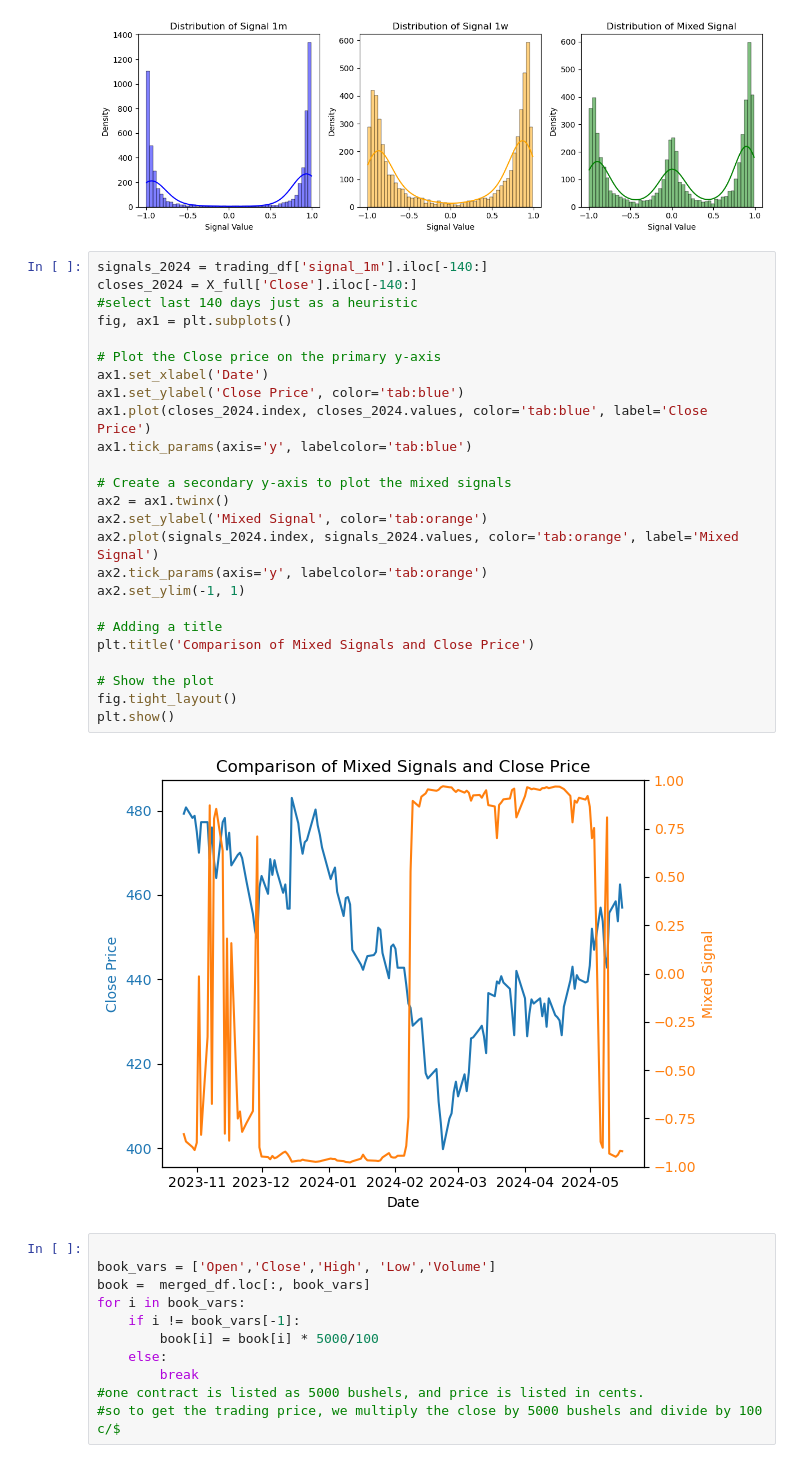
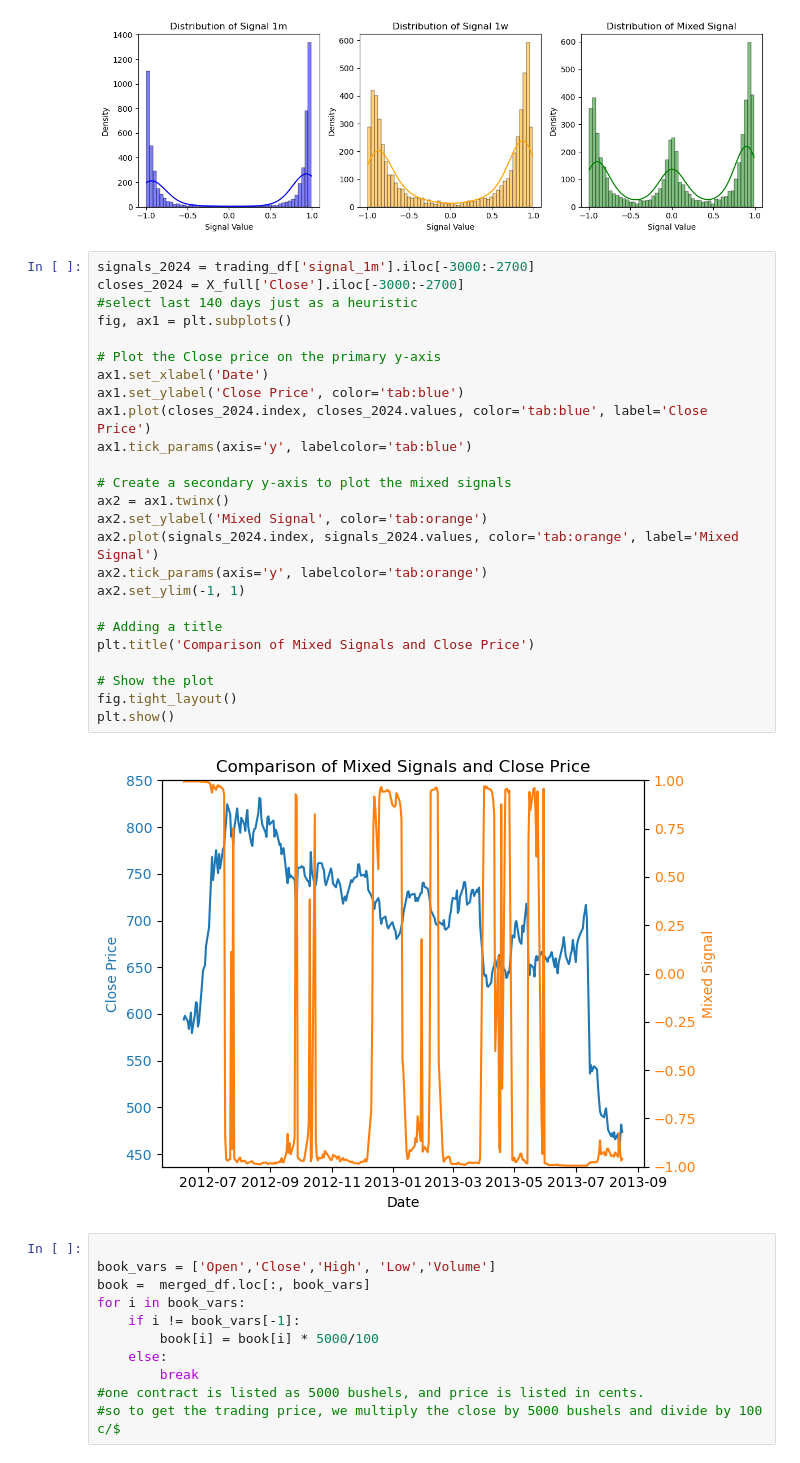
Before and after one commit to aadit-bhatia/maizerunner, a Jupyter notebook: single_security_strat.ipynb, the cells around one changed output. Drawn from its saved outputs; the diff is of its cells as text.

```diff
--- a/single_security_strat.ipynb
+++ b/single_security_strat.ipynb
@@ -506,32 +506,32 @@ plt.show()
 # %% [output]
 [figure]
 # %%
-signals_2024 = trading_df['signal_1m'].iloc[-140:]
-closes_2024 = X_full['Close'].iloc[-140:]
+signals_2024 = trading_df['signal_1m'].iloc[-3000:-2700]
+closes_2024 = X_full['Close'].iloc[-3000:-2700]
 #select last 140 days just as a heuristic
 fig, ax1 = plt.subplots()
 
 # Plot the Close price on the primary y-axis
 ax1.set_xlabel('Date')
 ax1.set_ylabel('Close Price', color='tab:blue')
 ax1.plot(closes_2024.index, closes_2024.values, color='tab:blue', label='Close Price')
 ax1.tick_params(axis='y', labelcolor='tab:blue')
 
 # Create a secondary y-axis to plot the mixed signals
 ax2 = ax1.twinx()
 ax2.set_ylabel('Mixed Signal', color='tab:orange')
 ax2.plot(signals_2024.index, signals_2024.values, color='tab:orange', label='Mixed Signal')
 ax2.tick_params(axis='y', labelcolor='tab:orange')
 ax2.set_ylim(-1, 1)
 
 # Adding a title
 plt.title('Comparison of Mixed Signals and Close Price')
 
 # Show the plot
 fig.tight_layout()
 plt.show()
 # %% [output]
-[figure, old version]
+[figure, new version]
 # %%
 
 book_vars = ['Open','Close','High', 'Low','Volume']
```
Also changed, not shown: parts of 2 cells of this notebook, 1 other file.
